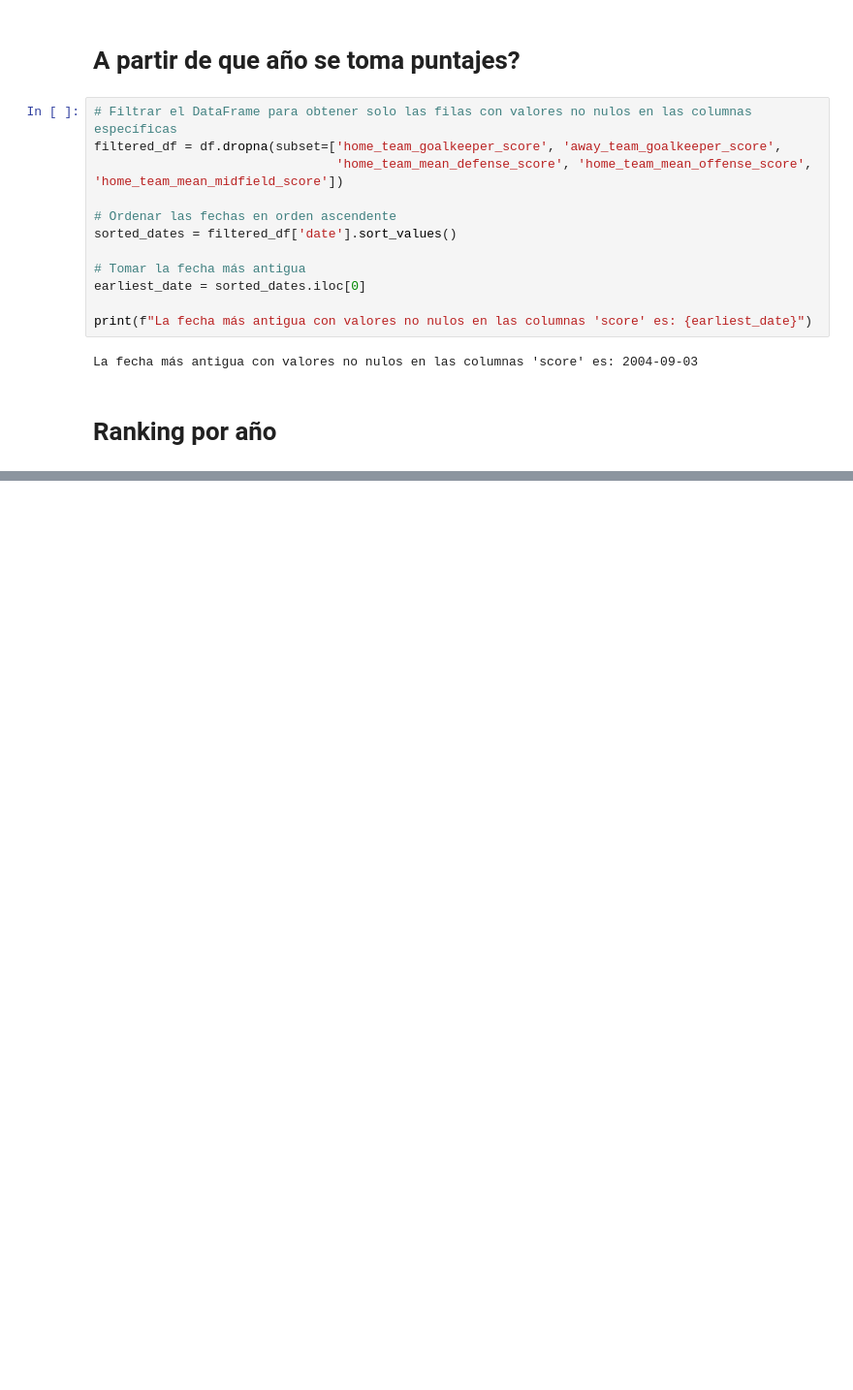
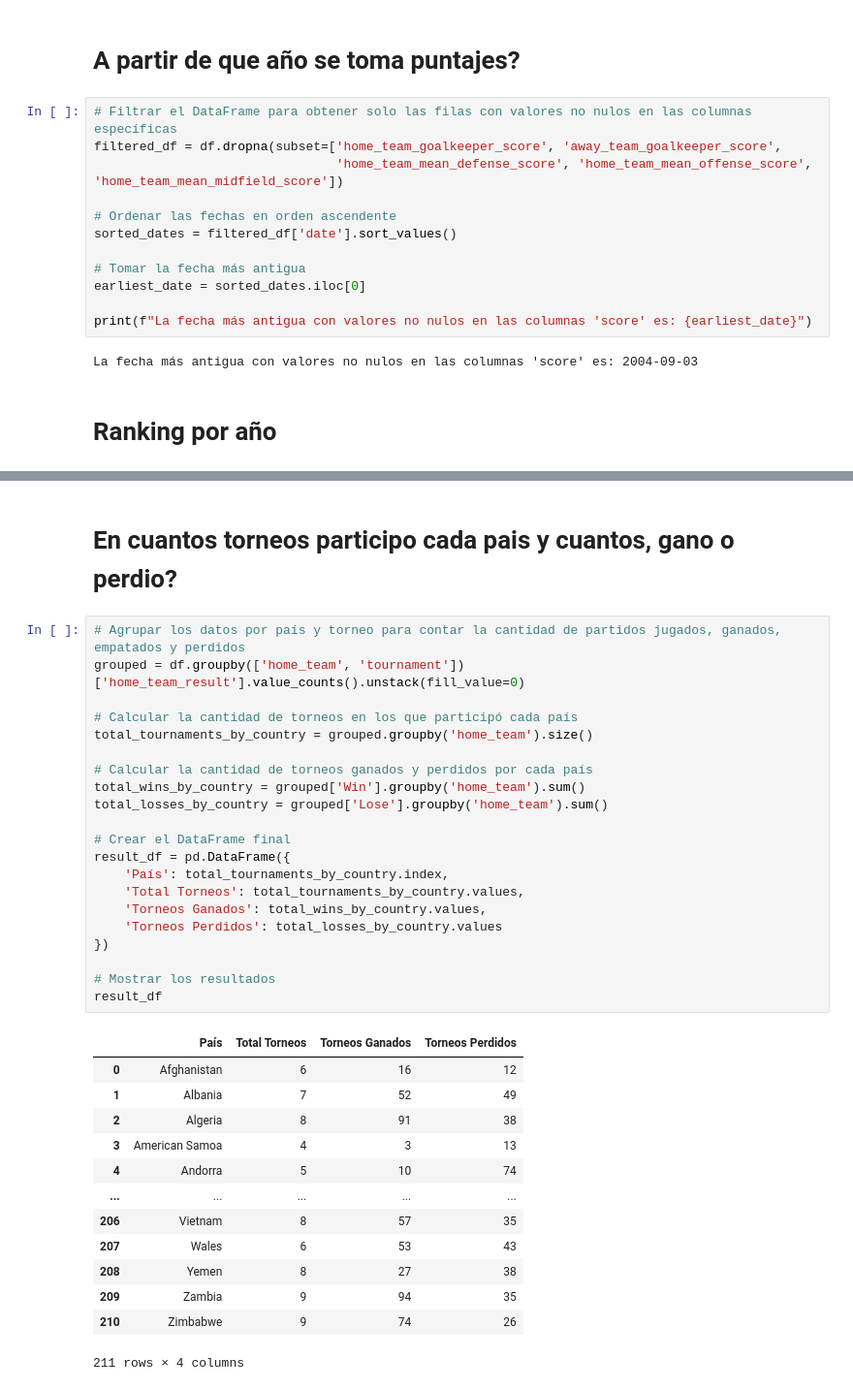
Before and after one commit to javierdamiani/fifa_games, a Jupyter notebook: Fifa.ipynb, the cells around one changed output, grey strips where cells are left out. Shown: that part at 97% size. Cells and saved outputs as stored; diff of their text form; blank space fills up the shorter version.

```diff
--- a/Fifa.ipynb
+++ b/Fifa.ipynb
@@ -691,0 +626,37 @@ plt.show()
+# %% [markdown]
+# En cuantos torneos participo cada pais y cuantos, gano o perdio?
+# %%
+# Agrupar los datos por país y torneo para contar la cantidad de partidos jugados, ganados, empatados y perdidos
+grouped = df.groupby(['home_team', 'tournament'])['home_team_result'].value_counts().unstack(fill_value=0)
+
+# Calcular la cantidad de torneos en los que participó cada país
+total_tournaments_by_country = grouped.groupby('home_team').size()
+
+# Calcular la cantidad de torneos ganados y perdidos por cada país
+total_wins_by_country = grouped['Win'].groupby('home_team').sum()
+total_losses_by_country = grouped['Lose'].groupby('home_team').sum()
+
+# Crear el DataFrame final
+result_df = pd.DataFrame({
+    'País': total_tournaments_by_country.index,
+    'Total Torneos': total_tournaments_by_country.values,
+    'Torneos Ganados': total_wins_by_country.values,
+    'Torneos Perdidos': total_losses_by_country.values
+})
+
+# Mostrar los resultados
+result_df
+# %% [output]
+|  | País | Total Torneos | Torneos Ganados | Torneos Perdidos |
+| 0 | Afghanistan | 6 | 16 | 12 |
+| 1 | Albania | 7 | 52 | 49 |
+| 2 | Algeria | 8 | 91 | 38 |
+| 3 | American Samoa | 4 | 3 | 13 |
+| 4 | Andorra | 5 | 10 | 74 |
+| ... | ... | ... | ... | ... |
+| 206 | Vietnam | 8 | 57 | 35 |
+| 207 | Wales | 6 | 53 | 43 |
+| 208 | Yemen | 8 | 27 | 38 |
+| 209 | Zambia | 9 | 94 | 35 |
+| 210 | Zimbabwe | 9 | 74 | 26 |
+211 rows × 4 columns
```
Also changed, not shown: parts of 39 cells of this notebook.
